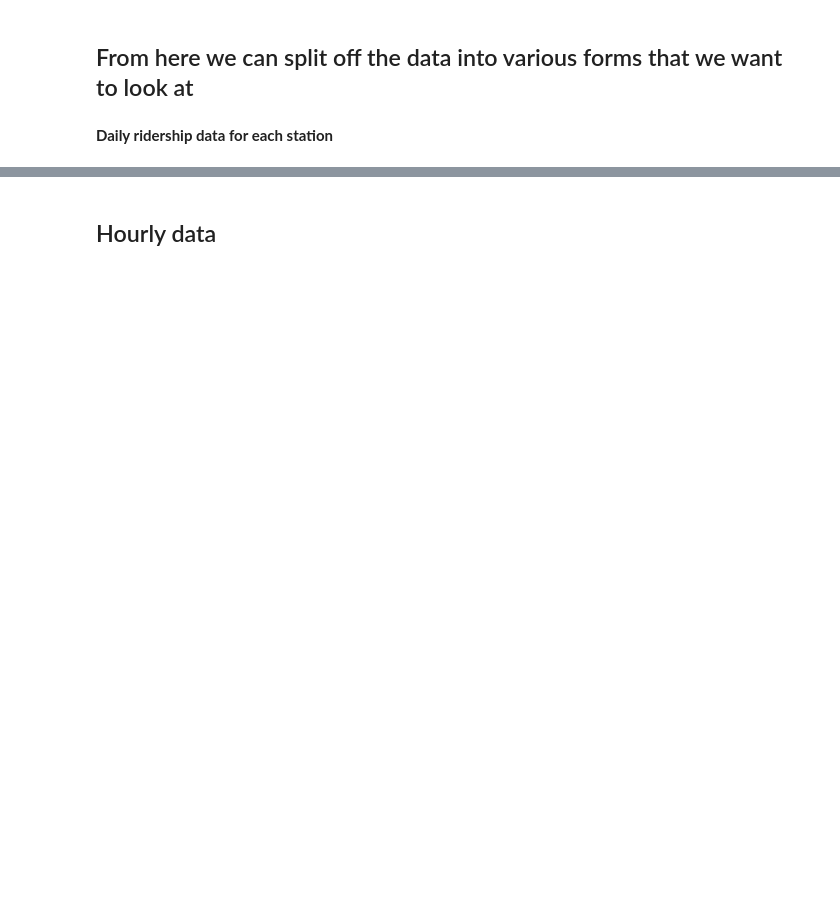
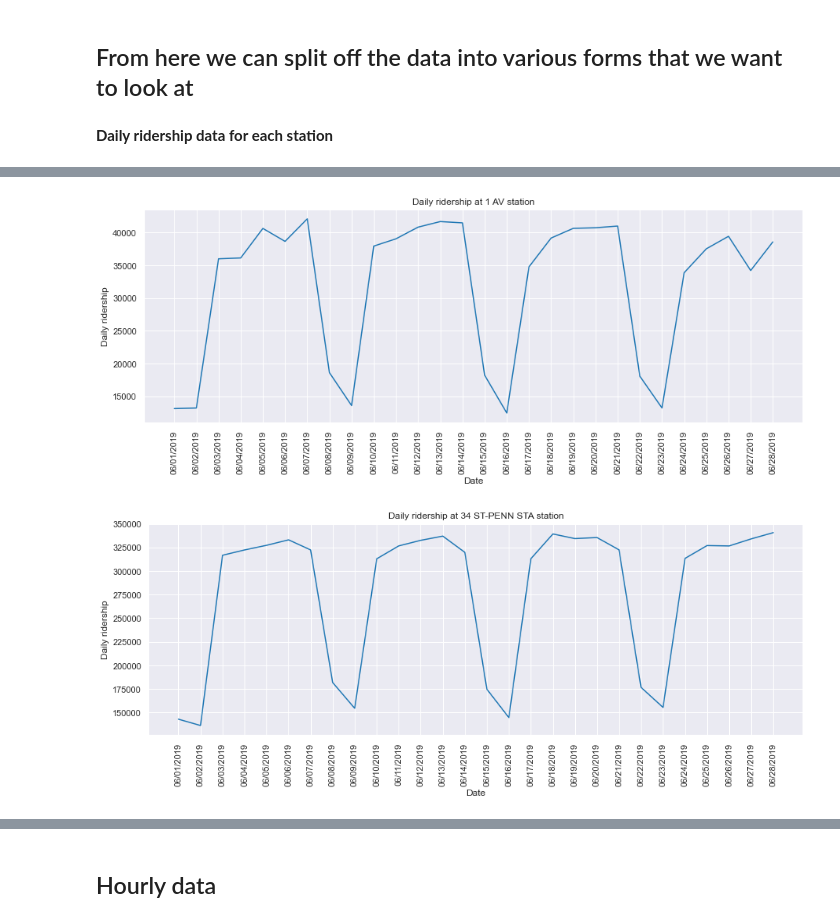
Before and after one commit to mattsegall/MTA-Project1, a Jupyter notebook: Time analysis.ipynb, the cells around one changed output, grey strips where cells are left out. Drawn from its saved outputs; the diff is of its cells as text; code cells hidden in the pictures; blank space fills up the shorter version.

Commit message:
added visualizations and pics folder

```diff
--- a/Time analysis.ipynb
+++ b/Time analysis.ipynb
@@ -153,4 +136,4 @@ Name: TIME, Length: 9960, dtype: int64
 # %% [markdown]
 **Daily ridership data for each station**
 # %%
-june_data_daily = june_data.groupby(['STATION', 'DATE','DAYOFWEEK'])[['TOTAL RIDERSHIP']].sum().reset_index()
+june_data_daily = june_data.groupby(['STATION', 'DATE','DAYOFWEEK', 'zip income'])[['TOTAL RIDERSHIP', 'WEIGHTED RIDERSHIP']].sum().reset_index()
@@ -182,5 +165,5 @@ def plot_monthly_series(df, station):
     plt.title('Daily ridership at ' + station + ' station')
     plt.show()
 plot_monthly_series(june_data_daily, '1 AV')
-plot_monthly_series(june_data_daily, '14 ST-UNION SQ')
+plot_monthly_series(june_data_daily, '34 ST-PENN STA')
 # %% [output]
@@ -189,3 +170,5 @@ plot_monthly_series(june_data_daily, '14 ST-UNION SQ')
+[figure, added]
+[figure, added]
 # %%
 days = ['Monday', 'Tuesday','Wednesday','Thursday','Friday','Saturday','Sunday']
 #Function for plotting median ridership at a station
```
Also changed, not shown: parts of 30 cells of this notebook, 14 other files.
